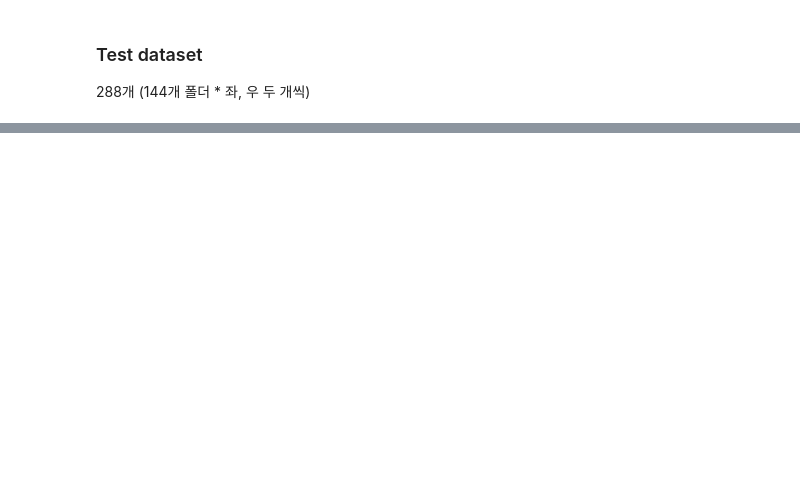
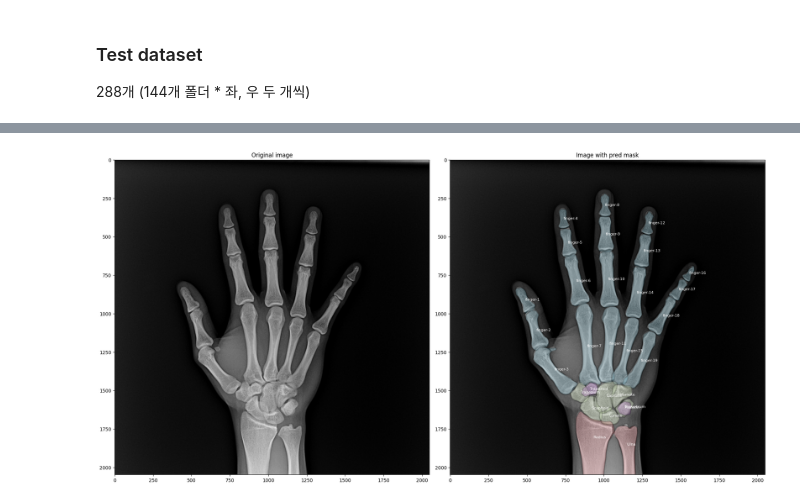
Before and after one commit to boostcampaitech6/level2-cv-semanticsegmentation-cv-13, a Jupyter notebook: eda/res_vis.ipynb, the cells around one changed output, grey strips where cells are left out. Drawn from its saved outputs; the diff is of its cells as text; code cells hidden in the pictures; blank space fills up the shorter version.

Commit message:
fix: modified csv_load_path, add matplotlib vis code
#13

```diff
--- a/eda/res_vis.ipynb
+++ b/eda/res_vis.ipynb
@@ -22,7 +17,7 @@ please provide us feedback at https://github.com/pandas-dev/pandas/issues/54466
 288개 (144개 폴더 * 좌, 우 두 개씩)
 # %%
 # 결과 불러오기
-res_df = pd.read_csv('../output.csv')
+res_df = pd.read_csv('../result/output.csv')
 
 # random으로 뽑기 위해 unique한 image_name을 뽑아냄
 uimg_names =  res_df['image_name'].unique().tolist()
@@ -93,0 +53,60 @@ plt.show()
+# %%
+COLOR = {
+    'finger': (120,203,228),
+    'Trapezoid': (145,42,177),
+    'Pisiform': (145,42,177),
+    'Radius': (210,71,77),
+    'Ulna': (210,71,77),
+    'wrist': (193,223,159)
+}
+# %%
+# 이미지를 불러옵니다.
+img = Image.open(img_path).convert('RGB')
+fig, axes = plt.subplots(1, 2, figsize=(20, 10))
+
+axes[0].imshow(img)
+axes[0].set_title('Original image')
+
+axes[1].imshow(img)
+axes[1].set_title('Image with pred mask')
+
+for idx, res in enumerate(result.values):
+    _, cls_name, rle = res
+    # 디코딩을 진행합니다.
+    # nan (못잡았을 때)이면 빈 마스크를 만듭니다.
+    try:
+        decoded_rle = rle_decode(rle, (2048, 2048))*255
+    except:
+        decoded_rle = np.zeros((2048, 2048), dtype=np.uint8)*255
+
+    # 클래스 이름 시각화를 위해 전처리를 진행합니다.
+    origin_cls_name = cls_name
+    if cls_name.startswith('finger'):
+        cls_name = 'finger'
+    elif cls_name not in COLOR:
+        cls_name = 'wrist'
+
+    # scikit-image 라이브러리를 활용하여 contour를 찾습니다.
+    # scikit-image의 contour는 (y, x) 형태로 나오기 때문에, (x, y)로 변경해줍니다.
+    contours = measure.find_contours(decoded_rle, 0.5)[0]
+    contours = np.flip(contours, axis=1)
+
+    # 찾은 contour를 시각화합니다.
+    poly = patches.Polygon(
+        contours,
+        closed=True,
+        facecolor=[ck/255 for ck in COLOR[cls_name]],
+        edgecolor='black',
+        linewidth=2,
+        alpha=0.2
+    )
+    axes[1].add_patch(poly)
+
+    # contour의 중심점을 찾아, 클래스 이름을 시각화합니다.
+    cx, cy = sum([p[0] for p in contours]) / len(contours), sum([p[1] for p in contours]) / len(contours)
+    axes[1].text(cx, cy, origin_cls_name, fontsize=8, color='white')
+
+plt.tight_layout()
+plt.show()
+# %% [output]
+[figure, added]
```
Also changed, not shown: parts of 3 cells of this notebook.
